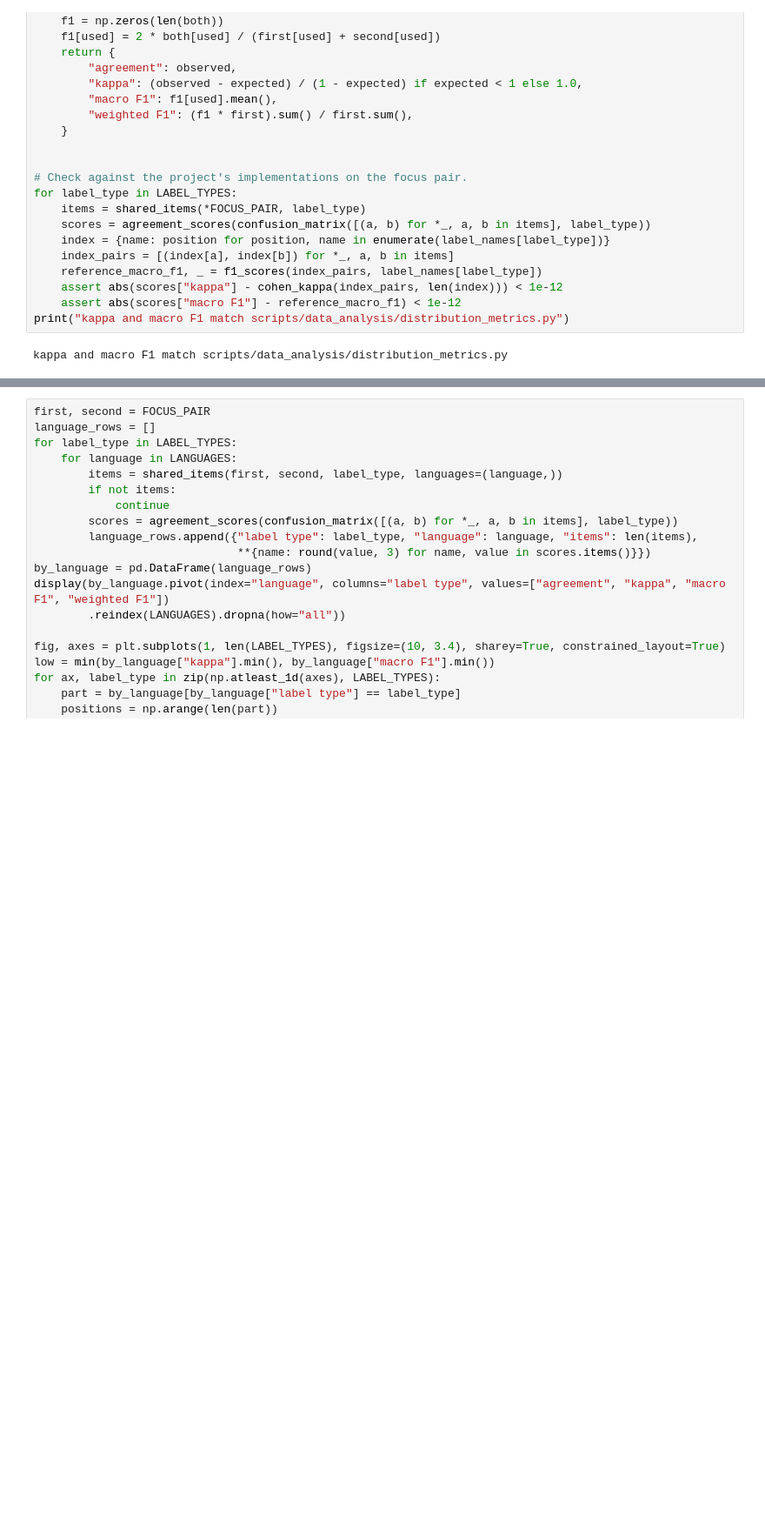
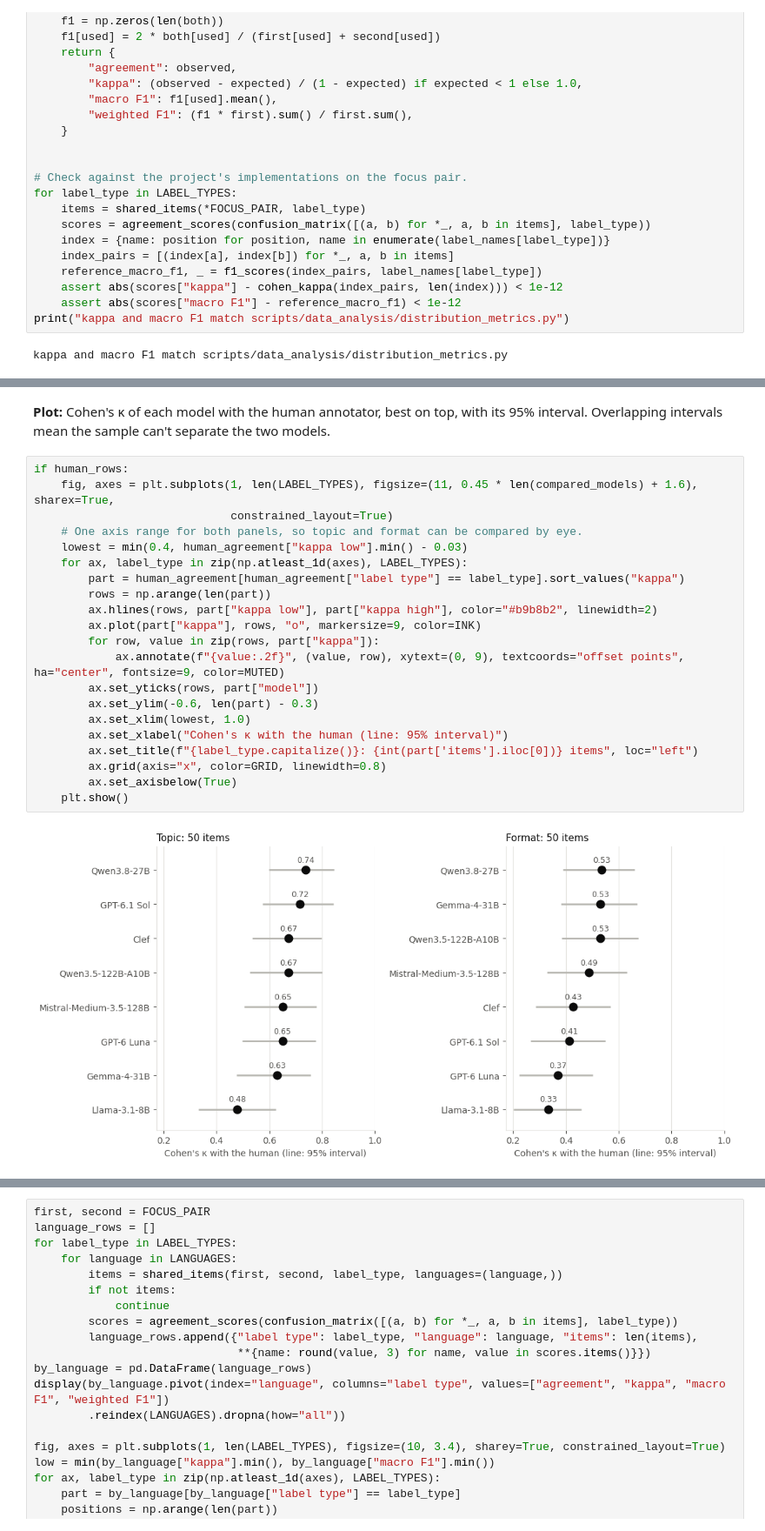
Before and after one commit to TurkuNLP/MultilingualWebOrganizer, a Jupyter notebook: notebooks/annotator_agreement.ipynb, the cells around one changed output, grey strips where cells are left out. Shown at 87% size. Saved outputs shown, nothing was run; the diff lists cells and outputs as text; blank space fills up the shorter version.

```diff
--- a/notebooks/annotator_agreement.ipynb
+++ b/notebooks/annotator_agreement.ipynb
@@ -359,0 +588,26 @@ display(overall)
+# %% [markdown]
+**Plot:** Cohen's κ of each model with the human annotator, best on top, with its 95%
+interval. Overlapping intervals mean the sample can't separate the two models.
+# %%
+if human_rows:
+    fig, axes = plt.subplots(1, len(LABEL_TYPES), figsize=(11, 0.45 * len(compared_models) + 1.6), sharex=True,
+                             constrained_layout=True)
+    # One axis range for both panels, so topic and format can be compared by eye.
+    lowest = min(0.4, human_agreement["kappa low"].min() - 0.03)
+    for ax, label_type in zip(np.atleast_1d(axes), LABEL_TYPES):
+        part = human_agreement[human_agreement["label type"] == label_type].sort_values("kappa")
+        rows = np.arange(len(part))
+        ax.hlines(rows, part["kappa low"], part["kappa high"], color="#b9b8b2", linewidth=2)
+        ax.plot(part["kappa"], rows, "o", markersize=9, color=INK)
+        for row, value in zip(rows, part["kappa"]):
+            ax.annotate(f"{value:.2f}", (value, row), xytext=(0, 9), textcoords="offset points", ha="center", fontsize=9, color=MUTED)
+        ax.set_yticks(rows, part["model"])
+        ax.set_ylim(-0.6, len(part) - 0.3)
+        ax.set_xlim(lowest, 1.0)
+        ax.set_xlabel("Cohen's κ with the human (line: 95% interval)")
+        ax.set_title(f"{label_type.capitalize()}: {int(part['items'].iloc[0])} items", loc="left")
+        ax.grid(axis="x", color=GRID, linewidth=0.8)
+        ax.set_axisbelow(True)
+    plt.show()
+# %% [output]
+[figure, added]
```
Also changed, not shown: parts of 49 cells of this notebook, 10 other files.
